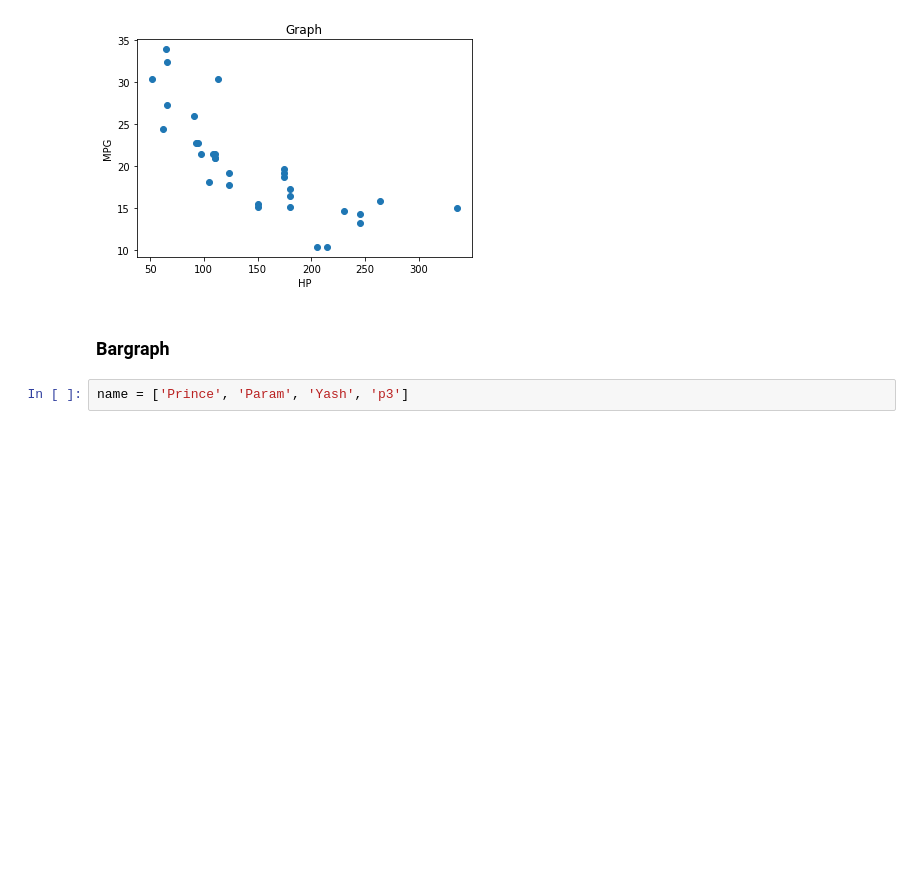
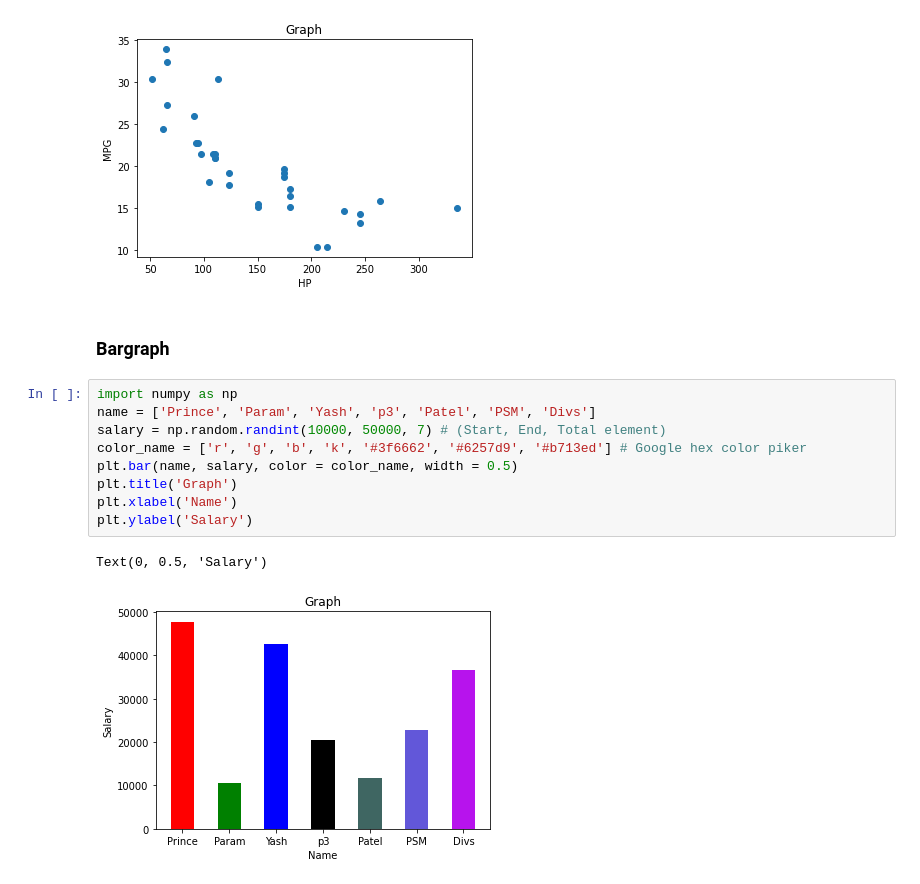
Before and after one commit to princepipariya/Verzeo-Internship, a Jupyter notebook: Testing.ipynb, the cells around one changed output. Saved outputs shown, nothing was run; the diff lists cells and outputs as text; blank space fills up the shorter version.

```diff
--- a/Testing.ipynb
+++ b/Testing.ipynb
@@ -912,5 +912,15 @@ plt.show()
 [figure]
 # %% [markdown]
 ### Bargraph
-# %%
-name = ['Prince', 'Param', 'Yash', 'p3']
+# %%
+import numpy as np
+name = ['Prince', 'Param', 'Yash', 'p3', 'Patel', 'PSM', 'Divs']
+salary = np.random.randint(10000, 50000, 7) # (Start, End, Total element)
+color_name = ['r', 'g', 'b', 'k', '#3f6662', '#6257d9', '#b713ed'] # Google hex color piker
+plt.bar(name, salary, color = color_name, width = 0.5)
+plt.title('Graph')
+plt.xlabel('Name')
+plt.ylabel('Salary')
+# %% [output]
+Text(0, 0.5, 'Salary')
+[figure, added]
```
Also changed, not shown: parts of 1 cell of this notebook.
